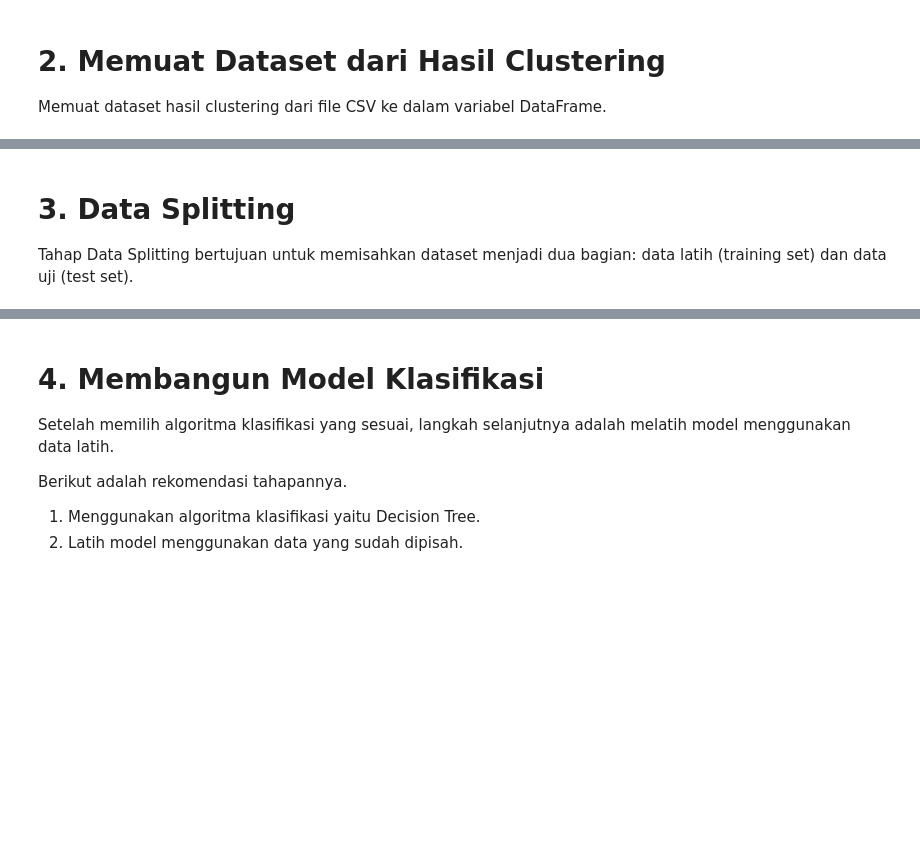
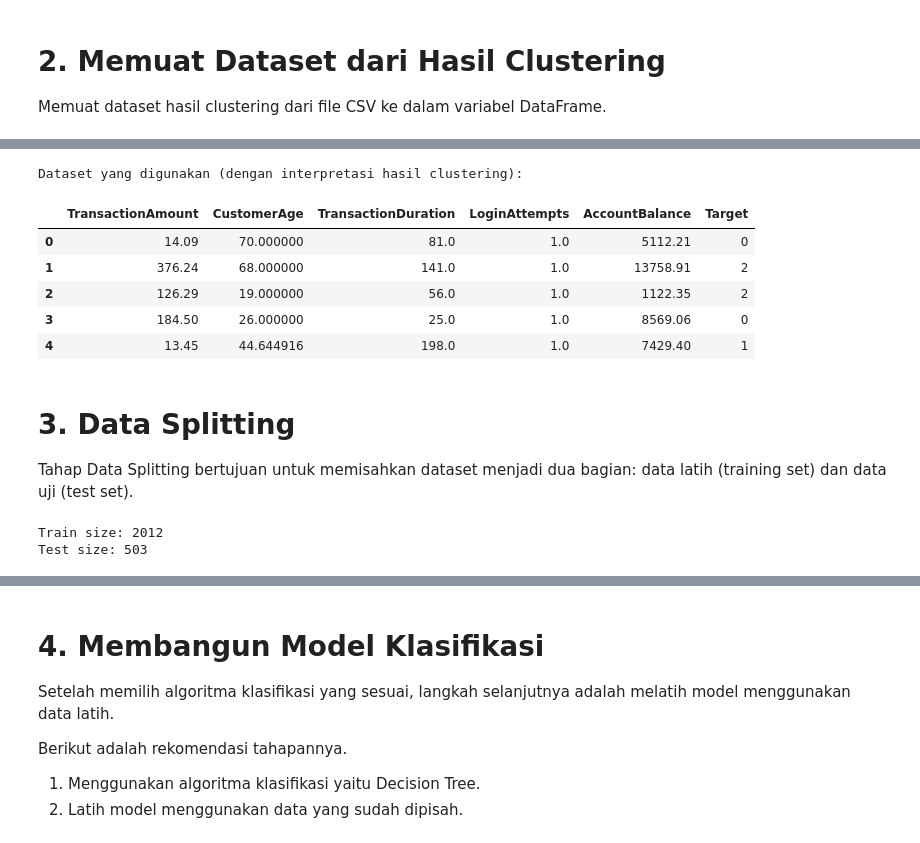
Before and after one commit to setiady16/BMLP_DIMAS-SETIADY, a Jupyter notebook: [Klasifikasi]_Submission_Akhir_BMLP_Dimas_Setiady.ipynb, the cells around one changed output, grey strips where cells are left out. Cells and saved outputs as stored; diff of their text form; code cells hidden in the pictures; blank space fills up the shorter version.

```diff
--- a/[Klasifikasi]_Submission_Akhir_BMLP_Dimas_Setiady.ipynb
+++ b/[Klasifikasi]_Submission_Akhir_BMLP_Dimas_Setiady.ipynb
@@ -18,5 +62,15 @@ Memuat dataset hasil clustering dari file CSV ke dalam variabel DataFrame.
 # %%
 # Tampilkan 5 baris pertama dengan function head.
+print("Dataset yang digunakan (dengan interpretasi hasil clustering):")
+display(data.head())
+# %% [output]
+Dataset yang digunakan (dengan interpretasi hasil clustering):
+|  | TransactionAmount | CustomerAge | TransactionDuration | LoginAttempts | AccountBalance | Target |
+| 0 | 14.09 | 70.000000 | 81.0 | 1.0 | 5112.21 | 0 |
+| 1 | 376.24 | 68.000000 | 141.0 | 1.0 | 13758.91 | 2 |
+| 2 | 126.29 | 19.000000 | 56.0 | 1.0 | 1122.35 | 2 |
+| 3 | 184.50 | 26.000000 | 25.0 | 1.0 | 8569.06 | 0 |
+| 4 | 13.45 | 44.644916 | 198.0 | 1.0 | 7429.40 | 1 |
 # %% [markdown]
 # **3. Data Splitting**
 Tahap Data Splitting bertujuan untuk memisahkan dataset menjadi dua bagian: data latih (training set) dan data uji (test set).
@@ -24,0 +83,16 @@ Tahap Data Splitting bertujuan untuk memisahkan dataset menjadi dua bagian: data
+# %%
+# Membagi data menjadi training dan testing set
+from sklearn.model_selection import train_test_split
+
+X_train, X_test, y_train, y_test = train_test_split(
+    X, y,
+    test_size=0.2,         # 20% data untuk test, 80% data untuk training
+    random_state=42,
+    stratify=y
+)
+
+print("Train size:", len(X_train))
+print("Test size:", len(X_test))
+# %% [output]
+Train size: 2012
+Test size: 503
```
Also changed, not shown: parts of 23 cells of this notebook, 4 other files.
